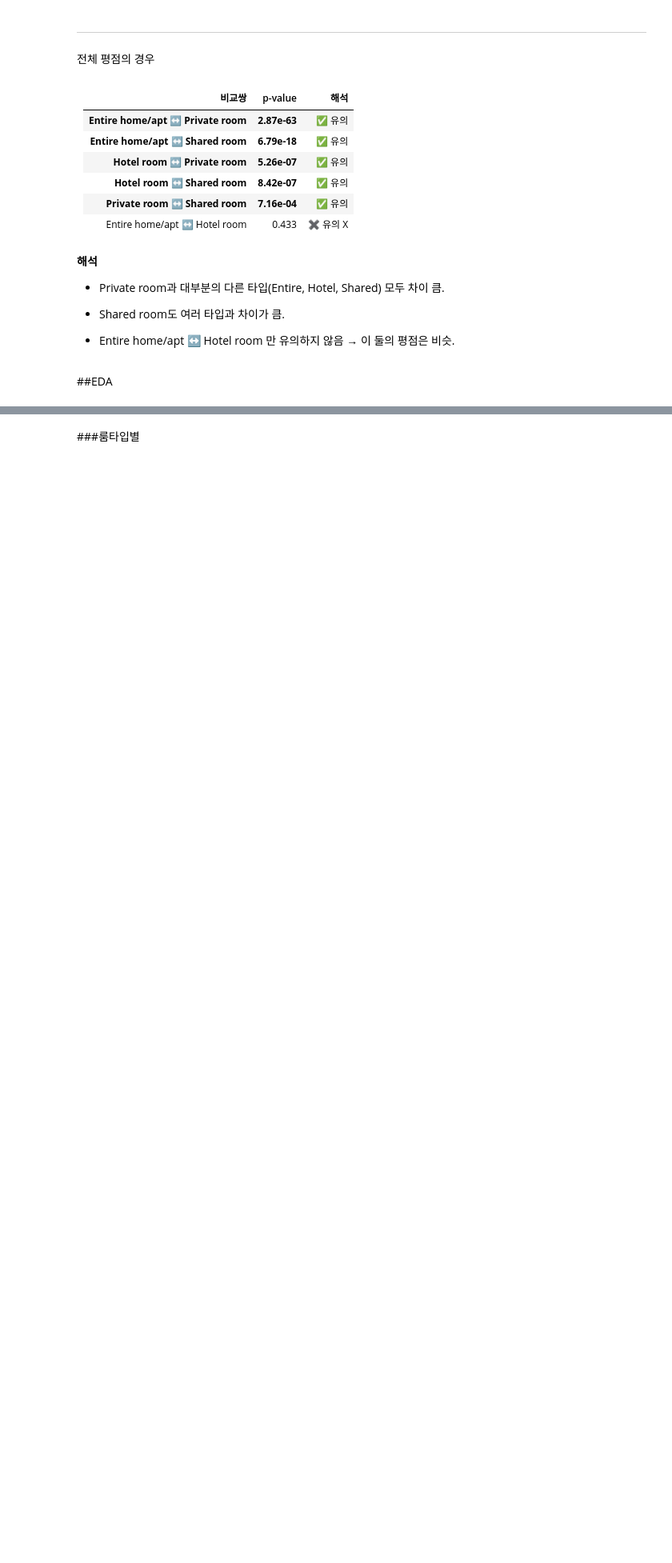
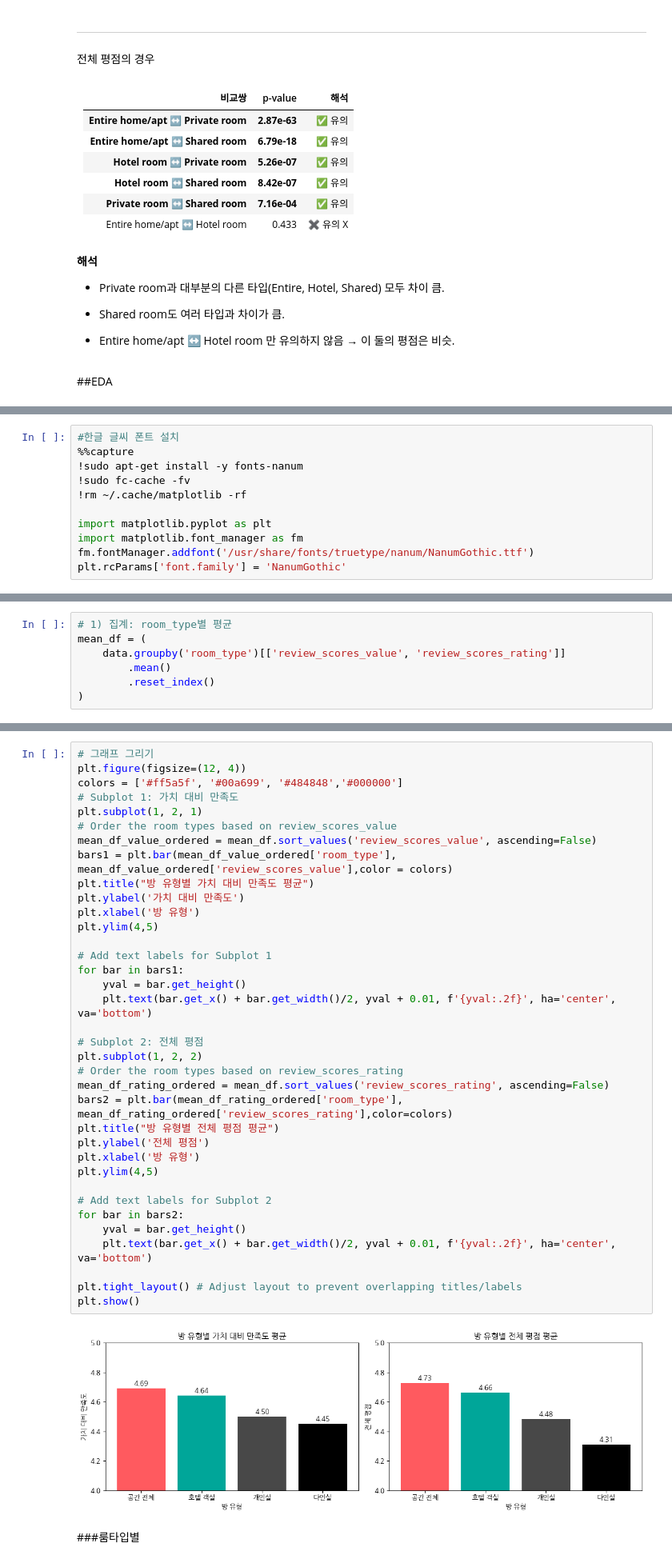
Before and after one commit to DogwonLee/Final-Team2, a Jupyter notebook: 파이널프로젝트_이도권.ipynb, the cells around one changed output, grey strips where cells are left out. Shown at 80% size. Drawn from its saved outputs; the diff is of its cells as text; blank space fills up the shorter version.

```diff
--- a/파이널프로젝트_이도권.ipynb
+++ b/파이널프로젝트_이도권.ipynb
@@ -684,0 +785,11 @@ plt.show()
+# %%
+#한글 글씨 폰트 설치
+%%capture
+!sudo apt-get install -y fonts-nanum
+!sudo fc-cache -fv
+!rm ~/.cache/matplotlib -rf
+
+import matplotlib.pyplot as plt
+import matplotlib.font_manager as fm
+fm.fontManager.addfont('/usr/share/fonts/truetype/nanum/NanumGothic.ttf')
+plt.rcParams['font.family'] = 'NanumGothic'
@@ -684,0 +799,7 @@ plt.show()
+# %%
+# 1) 집계: room_type별 평균
+mean_df = (
+    data.groupby('room_type')[['review_scores_value', 'review_scores_rating']]
+        .mean()
+        .reset_index()
+)
@@ -685,3 +820,41 @@ plt.show()
+# %%
+# 그래프 그리기
+plt.figure(figsize=(12, 4))
+colors = ['#ff5a5f', '#00a699', '#484848','#000000']
+# Subplot 1: 가치 대비 만족도
+plt.subplot(1, 2, 1)
+# Order the room types based on review_scores_value
+mean_df_value_ordered = mean_df.sort_values('review_scores_value', ascending=False)
+bars1 = plt.bar(mean_df_value_ordered['room_type'], mean_df_value_ordered['review_scores_value'],color = colors)
+plt.title("방 유형별 가치 대비 만족도 평균")
+plt.ylabel('가치 대비 만족도')
+plt.xlabel('방 유형')
+plt.ylim(4,5)
+
+# Add text labels for Subplot 1
+for bar in bars1:
+    yval = bar.get_height()
+    plt.text(bar.get_x() + bar.get_width()/2, yval + 0.01, f'{yval:.2f}', ha='center', va='bottom')
+
+# Subplot 2: 전체 평점
+plt.subplot(1, 2, 2)
+# Order the room types based on review_scores_rating
+mean_df_rating_ordered = mean_df.sort_values('review_scores_rating', ascending=False)
+bars2 = plt.bar(mean_df_rating_ordered['room_type'], mean_df_rating_ordered['review_scores_rating'],color=colors)
+plt.title("방 유형별 전체 평점 평균")
+plt.ylabel('전체 평점')
+plt.xlabel('방 유형')
+plt.ylim(4,5)
+
+# Add text labels for Subplot 2
+for bar in bars2:
+    yval = bar.get_height()
+    plt.text(bar.get_x() + bar.get_width()/2, yval + 0.01, f'{yval:.2f}', ha='center', va='bottom')
+
+plt.tight_layout() # Adjust layout to prevent overlapping titles/labels
+plt.show()
+# %% [output]
+[figure, added]
 # %% [markdown]
 ###룸타입별
 # %% [markdown]
```
Also changed, not shown: parts of 33 cells of this notebook.
